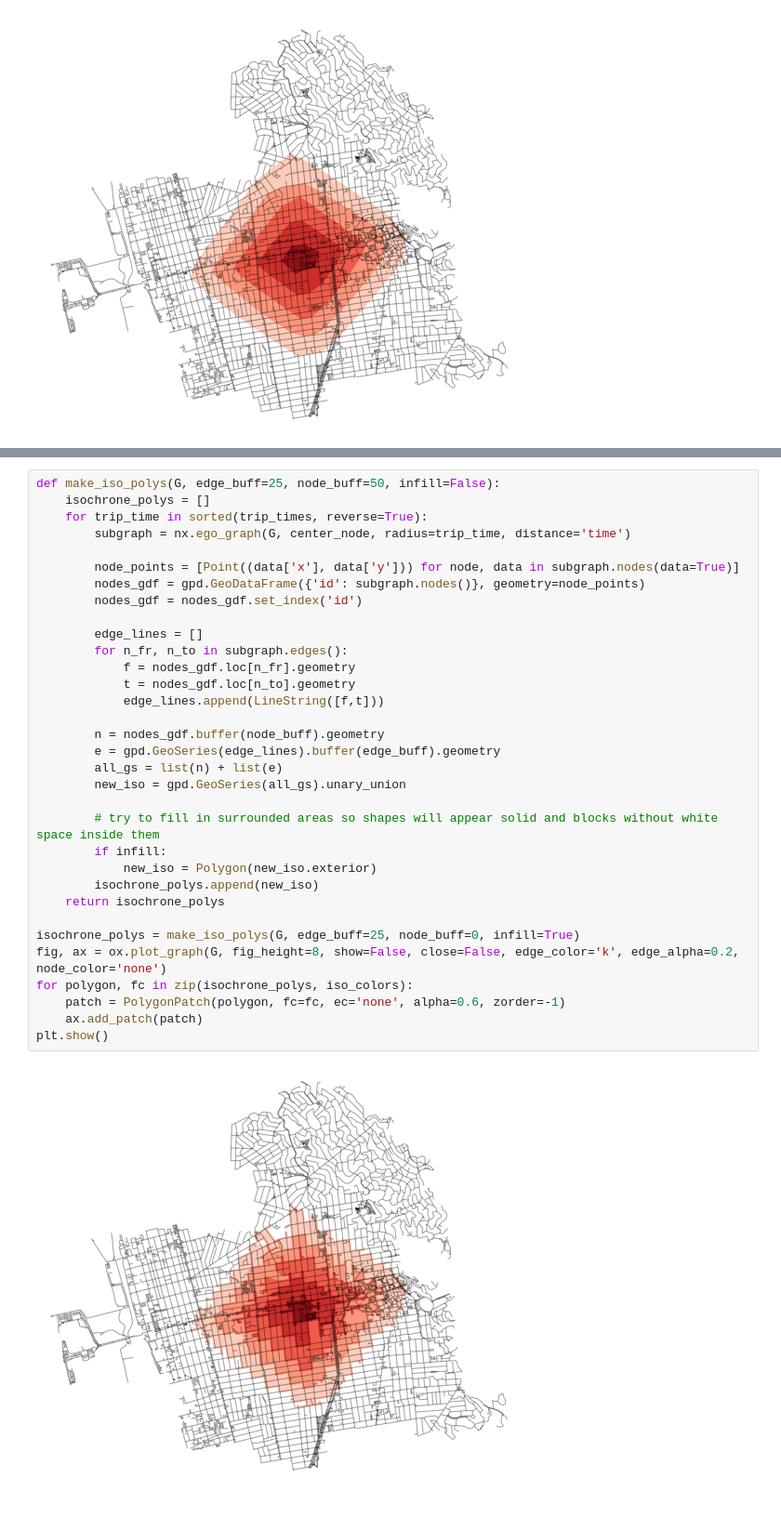
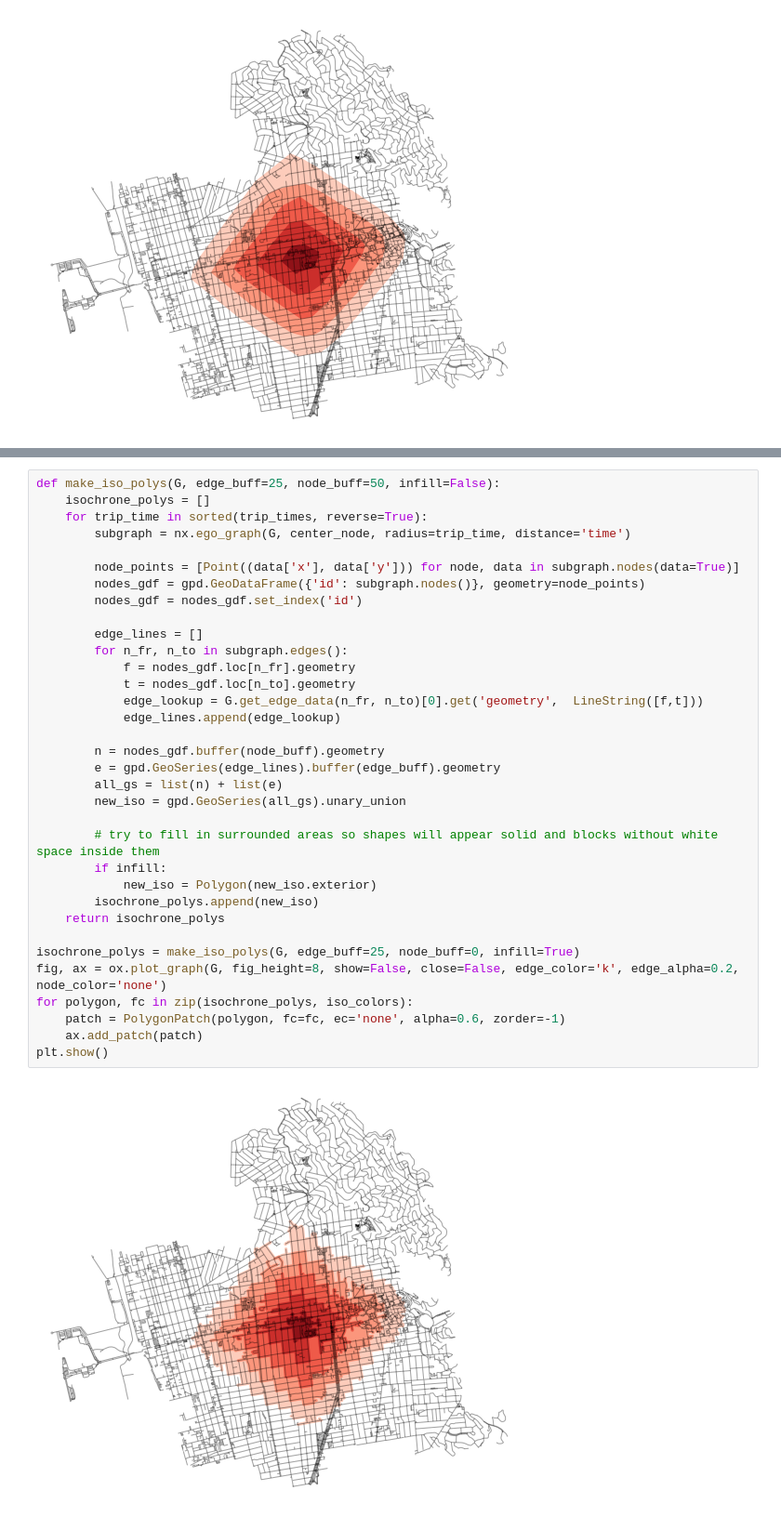
Before and after one commit to gboeing/osmnx-examples, a Jupyter notebook: notebooks/13-isolines-isochrones.ipynb, the cells around one changed output, grey strips where cells are left out. Shown at 93% size. Cells and saved outputs as stored; diff of their text form.

```diff
--- a/notebooks/13-isolines-isochrones.ipynb
+++ b/notebooks/13-isolines-isochrones.ipynb
@@ -93,32 +93,33 @@ def make_iso_polys(G, edge_buff=25, node_buff=50, infill=False):
     for trip_time in sorted(trip_times, reverse=True):
         subgraph = nx.ego_graph(G, center_node, radius=trip_time, distance='time')
 
         node_points = [Point((data['x'], data['y'])) for node, data in subgraph.nodes(data=True)]
         nodes_gdf = gpd.GeoDataFrame({'id': subgraph.nodes()}, geometry=node_points)
         nodes_gdf = nodes_gdf.set_index('id')
 
         edge_lines = []
         for n_fr, n_to in subgraph.edges():
             f = nodes_gdf.loc[n_fr].geometry
             t = nodes_gdf.loc[n_to].geometry
-            edge_lines.append(LineString([f,t]))
+            edge_lookup = G.get_edge_data(n_fr, n_to)[0].get('geometry',  LineString([f,t]))
+            edge_lines.append(edge_lookup)
 
         n = nodes_gdf.buffer(node_buff).geometry
         e = gpd.GeoSeries(edge_lines).buffer(edge_buff).geometry
         all_gs = list(n) + list(e)
         new_iso = gpd.GeoSeries(all_gs).unary_union
 
         # try to fill in surrounded areas so shapes will appear solid and blocks without white space inside them
         if infill:
             new_iso = Polygon(new_iso.exterior)
         isochrone_polys.append(new_iso)
     return isochrone_polys
 
 isochrone_polys = make_iso_polys(G, edge_buff=25, node_buff=0, infill=True)
 fig, ax = ox.plot_graph(G, fig_height=8, show=False, close=False, edge_color='k', edge_alpha=0.2, node_color='none')
 for polygon, fc in zip(isochrone_polys, iso_colors):
     patch = PolygonPatch(polygon, fc=fc, ec='none', alpha=0.6, zorder=-1)
     ax.add_patch(patch)
 plt.show()
 # %% [output]
-[figure, old version]
+[figure, new version]
```
Also changed, not shown: parts of 1 cell of this notebook.
